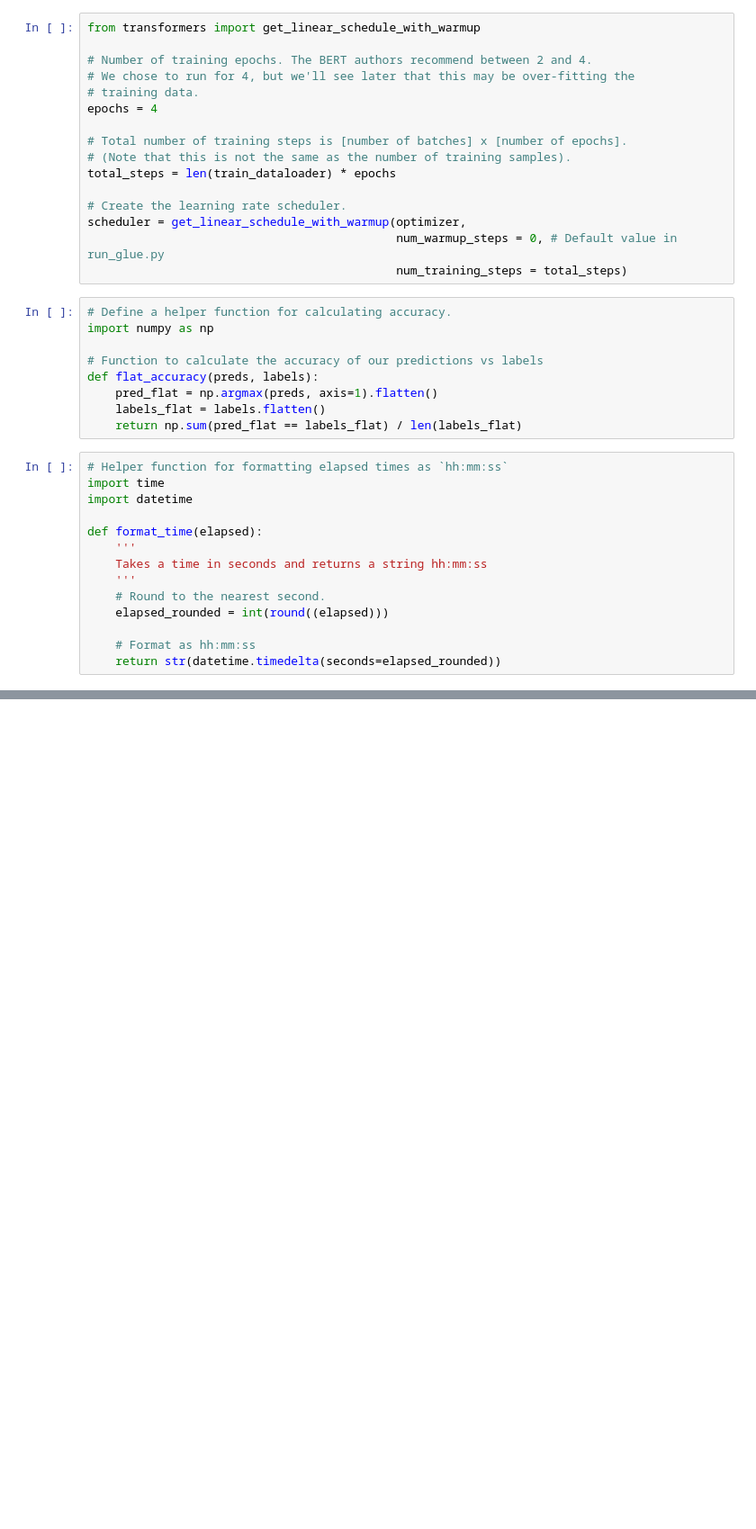
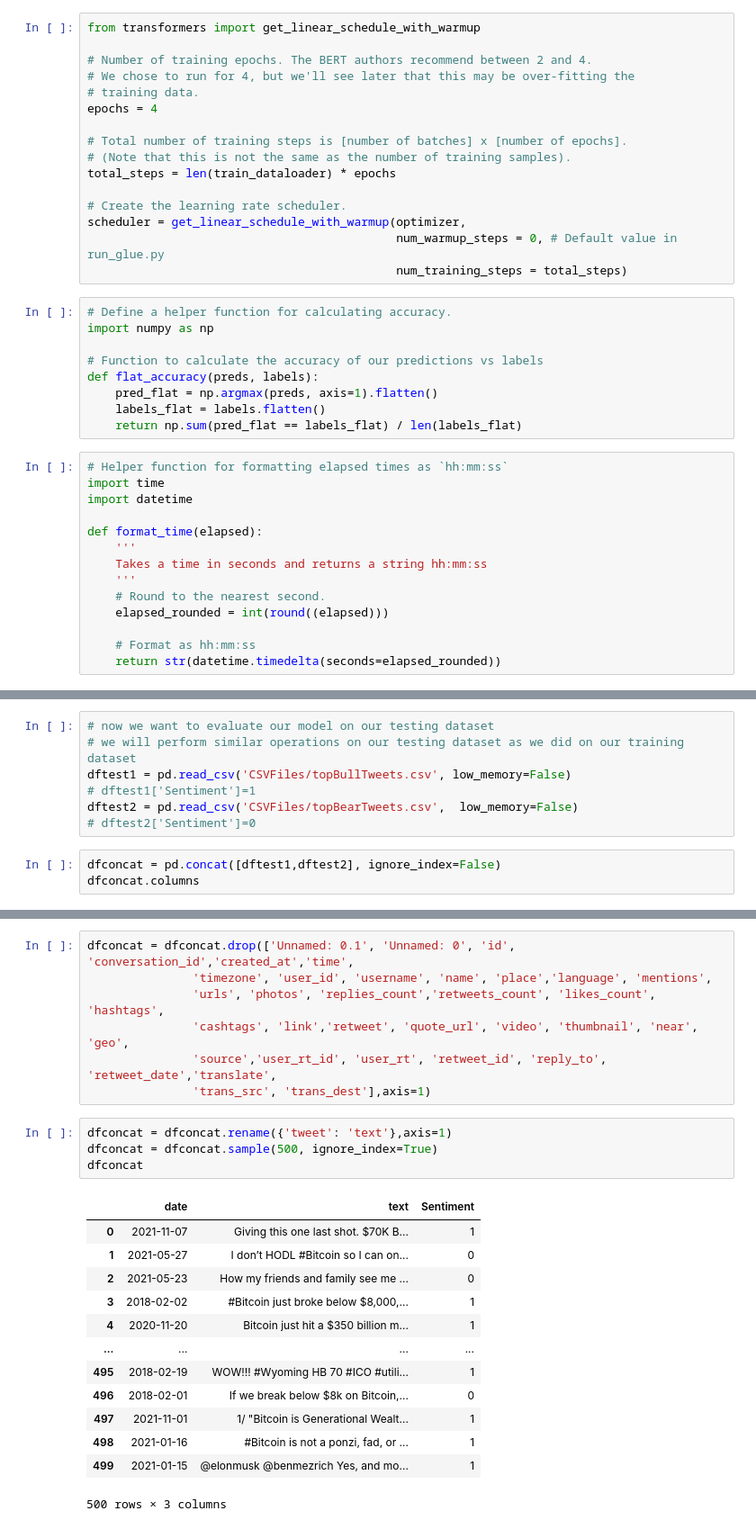
Before and after one commit to PhilipCappello/FineTuningBert, a Jupyter notebook: FineTuningBert.ipynb, the cells around one changed output, grey strips where cells are left out. Shown at 90% size. Saved outputs shown, nothing was run; the diff lists cells and outputs as text; blank space fills up the shorter version.

```diff
--- a/FineTuningBert.ipynb
+++ b/FineTuningBert.ipynb
@@ -613,0 +632,10 @@ train_dataloader.batch_size
+# %%
+# now we want to evaluate our model on our testing dataset
+# we will perform similar operations on our testing dataset as we did on our training dataset
+dftest1 = pd.read_csv('CSVFiles/topBullTweets.csv', low_memory=False)
+# dftest1['Sentiment']=1
+dftest2 = pd.read_csv('CSVFiles/topBearTweets.csv',  low_memory=False)
+# dftest2['Sentiment']=0
+# %%
+dfconcat = pd.concat([dftest1,dftest2], ignore_index=False)
+dfconcat.columns
@@ -613,0 +651,25 @@ train_dataloader.batch_size
+# %%
+dfconcat = dfconcat.drop(['Unnamed: 0.1', 'Unnamed: 0', 'id', 'conversation_id','created_at','time',
+               'timezone', 'user_id', 'username', 'name', 'place','language', 'mentions',
+               'urls', 'photos', 'replies_count','retweets_count', 'likes_count', 'hashtags',
+               'cashtags', 'link','retweet', 'quote_url', 'video', 'thumbnail', 'near', 'geo',
+               'source','user_rt_id', 'user_rt', 'retweet_id', 'reply_to', 'retweet_date','translate',
+               'trans_src', 'trans_dest'],axis=1)
+# %%
+dfconcat = dfconcat.rename({'tweet': 'text'},axis=1)
+dfconcat = dfconcat.sample(500, ignore_index=True)
+dfconcat
+# %% [output]
+|  | date | text | Sentiment |
+| 0 | 2021-11-07 | Giving this one last shot. $70K B... | 1 |
+| 1 | 2021-05-27 | I don’t HODL #Bitcoin so I can on... | 0 |
+| 2 | 2021-05-23 | How my friends and family see me ... | 0 |
+| 3 | 2018-02-02 | #Bitcoin just broke below $8,000,... | 1 |
+| 4 | 2020-11-20 | Bitcoin just hit a $350 billion m... | 1 |
+| ... | ... | ... | ... |
+| 495 | 2018-02-19 | WOW!!! #Wyoming HB 70 #ICO #utili... | 1 |
+| 496 | 2018-02-01 | If we break below $8k on Bitcoin,... | 0 |
+| 497 | 2021-11-01 | 1/ "Bitcoin is Generational Wealt... | 1 |
+| 498 | 2021-01-16 | #Bitcoin is not a ponzi, fad, or ... | 1 |
+| 499 | 2021-01-15 | @elonmusk @benmezrich Yes, and mo... | 1 |
+500 rows × 3 columns
```
Also changed, not shown: parts of 16 cells of this notebook, 9 other files.
